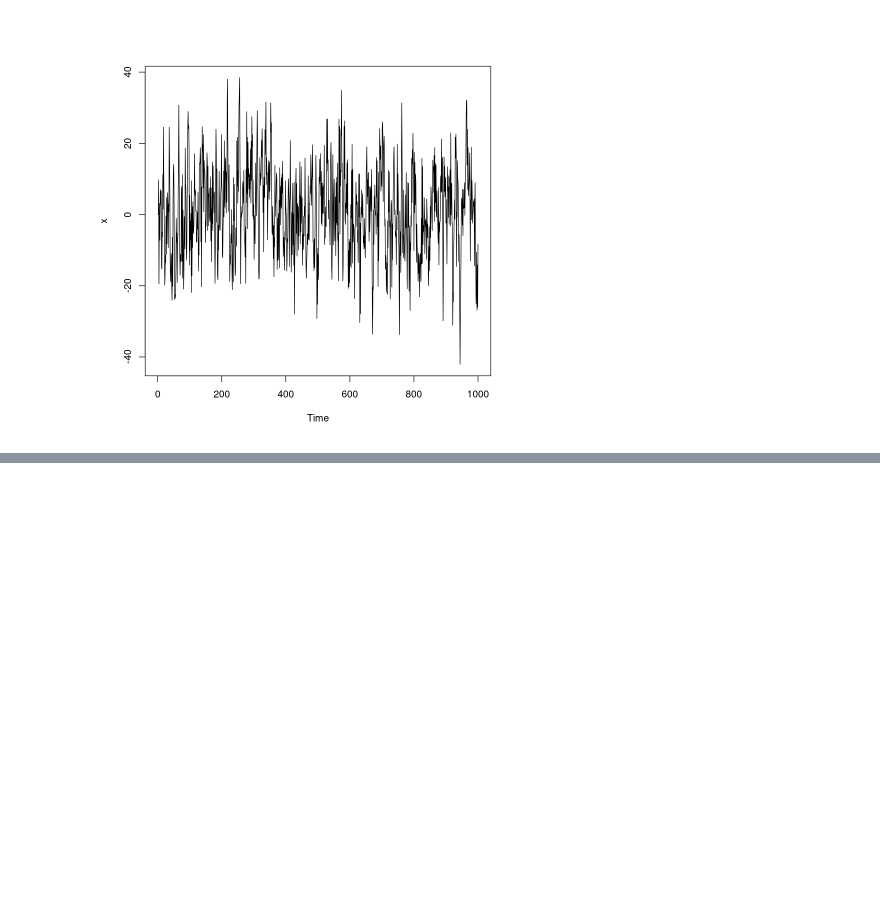
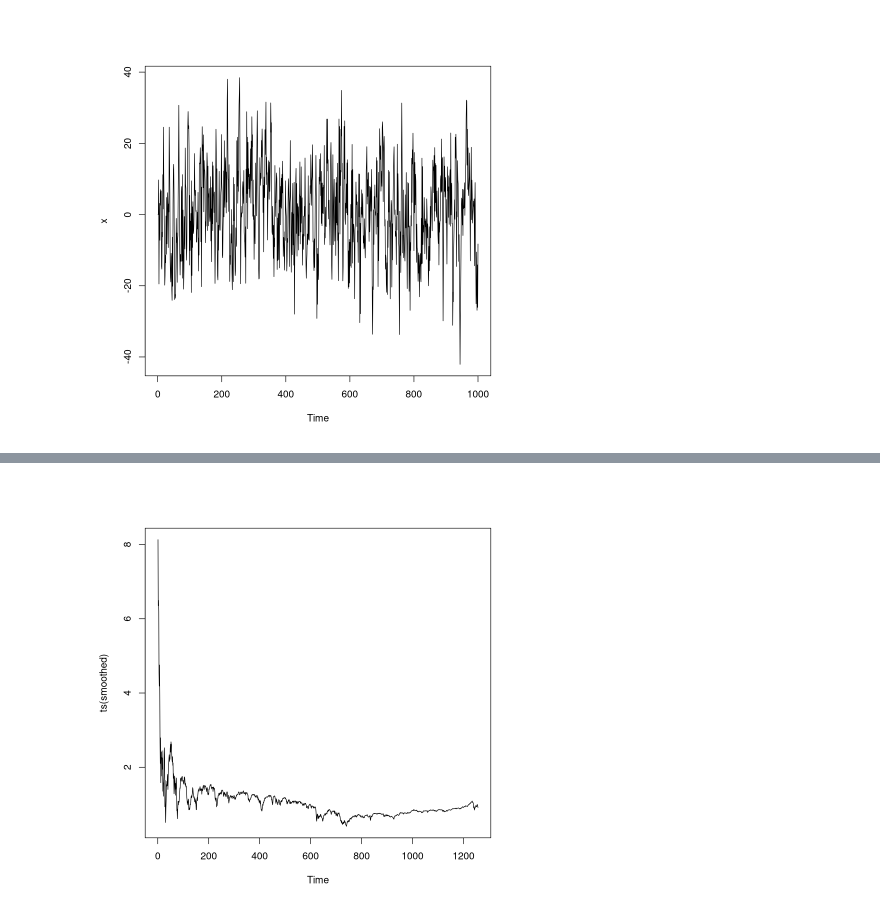
Before and after one commit to eghaymore/sim, a Jupyter notebook: TimeSeriesSim.ipynb, the cells around one changed output, grey strips where cells are left out. Saved outputs shown, nothing was run; the diff lists cells and outputs as text; code cells hidden in the pictures; blank space fills up the shorter version.

```diff
--- a/TimeSeriesSim.ipynb
+++ b/TimeSeriesSim.ipynb
@@ -94,0 +89,9 @@ var(1:10) # 9.166667 var(1:5, 1:5) # 2.5 ## Two simple vectors cor(1:10, 2:11) #
+# %%
+# Moving Average Smoothing
+smoothed = c()
+for (i in 2:1258) {
+    smoothed[i-1] = mean(diff[i-1:i+1])
+}
+plot(ts(smoothed))
+# %% [output]
+[figure, added]
```
Also changed, not shown: parts of 5 cells of this notebook, 1 other file.
